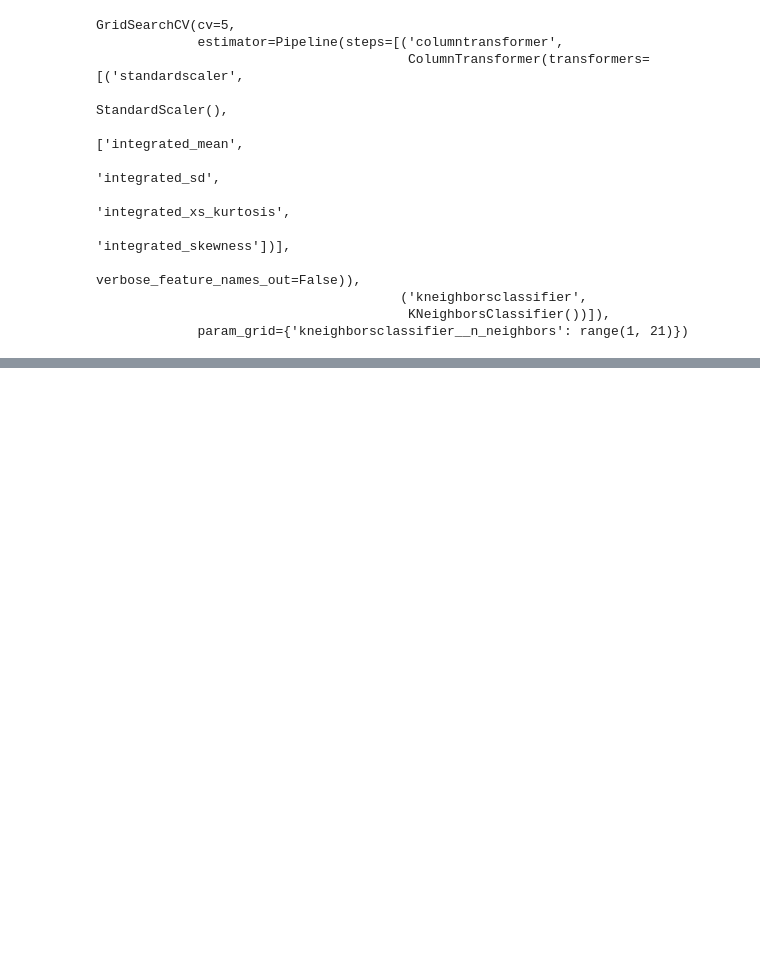
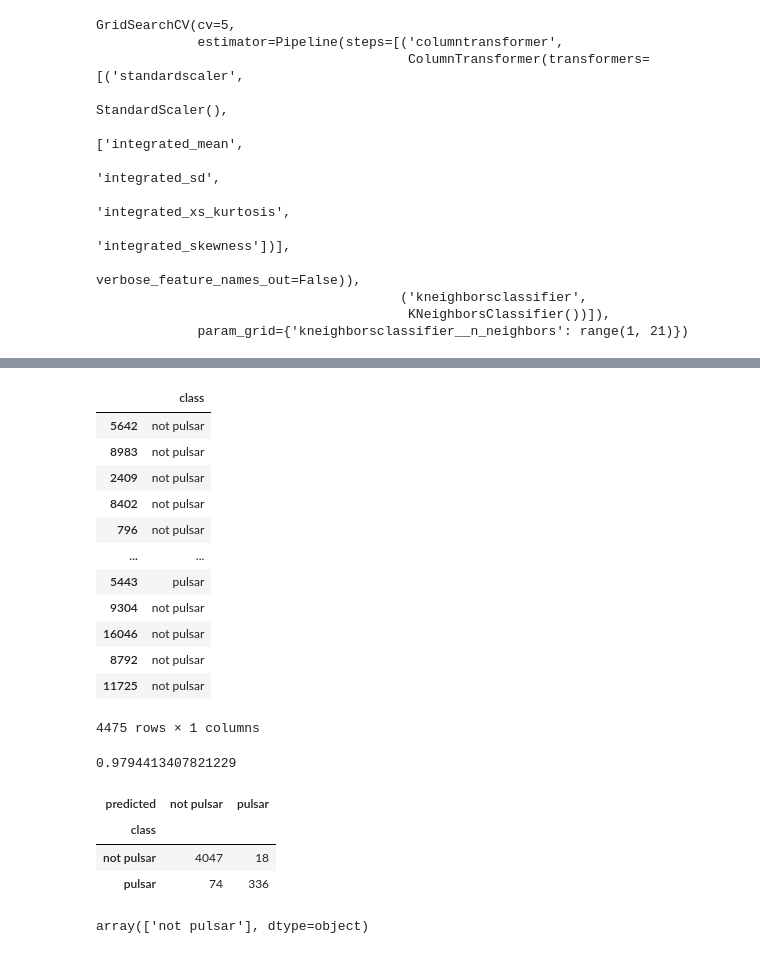
Before and after one commit to remerrof/group_project, a Jupyter notebook: project_report.ipynb, the cells around one changed output, grey strips where cells are left out. Drawn from its saved outputs; the diff is of its cells as text; code cells hidden in the pictures; blank space fills up the shorter version.

Commit message:
new_observation

```diff
--- a/project_report.ipynb
+++ b/project_report.ipynb
@@ -210,0 +215,7 @@ accuracy_versus_k_grid
+# %%
+knn2 = KNeighborsClassifier(n_neighbors=17)
+X = pulsar_train[["integrated_mean", "integrated_sd", "integrated_xs_kurtosis", "integrated_skewness"]]
+y = pulsar_train["class"]
+
+pulsar_fit2 = make_pipeline(pulsar_preprocessor, knn2).fit(X,y)
+pulsar_fit2
@@ -210,0 +232,37 @@ accuracy_versus_k_grid
+# %%
+pulsar_test_predictions = pulsar_test.assign(
+ predicted = pulsar_fit2.predict(pulsar_test[["integrated_mean", "integrated_sd", "integrated_xs_kurtosis", "integrated_skewness"]])
+)
+pulsar_test_predictions[['class']]
+# %% [output]
+|  | class |
+| 5642 | not pulsar |
+| 8983 | not pulsar |
+| 2409 | not pulsar |
+| 8402 | not pulsar |
+| 796 | not pulsar |
+| ... | ... |
+| 5443 | pulsar |
+| 9304 | not pulsar |
+| 16046 | not pulsar |
+| 8792 | not pulsar |
+| 11725 | not pulsar |
+4475 rows × 1 columns
+# %%
+pulsar_acc_1 = pulsar_fit2.score(
+    pulsar_test[["integrated_mean", "integrated_sd", "integrated_xs_kurtosis", "integrated_skewness"]],
+    pulsar_test["class"]
+)
+pulsar_acc_1
+# %% [output]
+0.9794413407821229
+# %%
+pd.crosstab(
+ pulsar_test_predictions["class"],
+ pulsar_test_predictions["predicted"]
+)
+# %% [output]
+| predicted | not pulsar | pulsar |
+| class |  |  |
+| not pulsar | 4047 | 18 |
+| pulsar | 74 | 336 |
@@ -210,0 +271,5 @@ accuracy_versus_k_grid
+# %%
+prediction = pulsar_fit2.predict(new_observation)
+prediction
+# %% [output]
+array(['not pulsar'], dtype=object)
```
Also changed, not shown: parts of 4 cells of this notebook.
